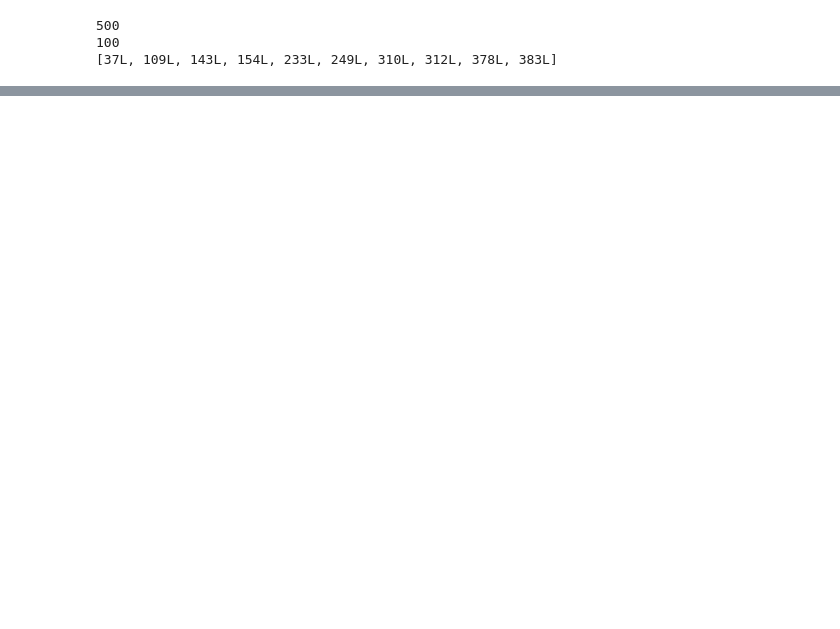
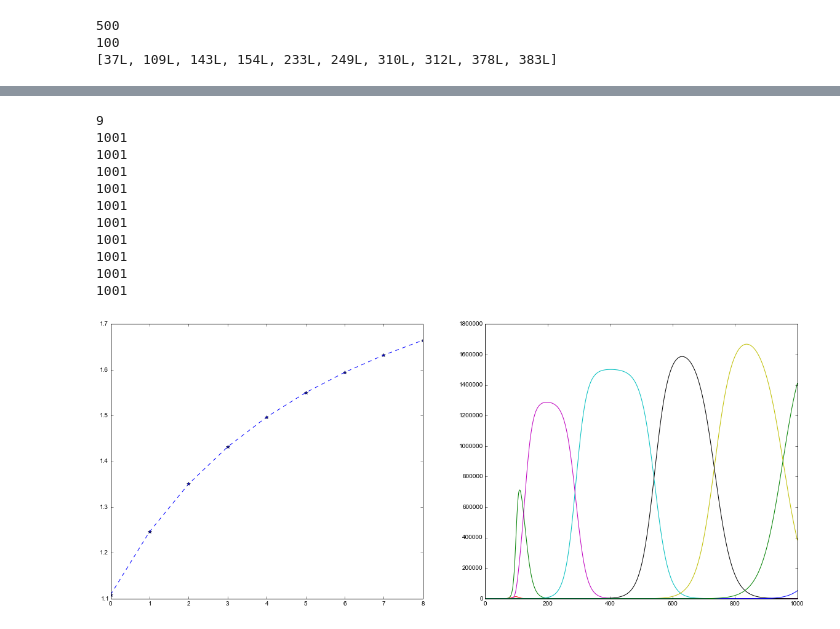
Before and after one commit to Host-pathogen-evol/Genome-Size-Evolution-Project, a Jupyter notebook: NBS/ModelFunctionsTest.ipynb, the cells around one changed output, grey strips where cells are left out. Saved outputs shown, nothing was run; the diff lists cells and outputs as text; code cells hidden in the pictures; blank space fills up the shorter version.

```diff
--- a/NBS/ModelFunctionsTest.ipynb
+++ b/NBS/ModelFunctionsTest.ipynb
@@ -411,11 +411,11 @@ for tngen in range(1000):
         ng1=nureact[0]
         ng2=nureact[1]
         ng3=nureact[2]
-        print ng1, ng2, ng3
+        #print ng1, ng2, ng3
         newgk=mda.genetrans.GENETRANS(ng2,int(ng3),Gr[ng1],ho,hlpt,lohill,rk)
         Wk=mda.getwksum.GETWKSUM(newgk,C3*len(h1))
         Fk=mth.exp(Wk)-1.0
-        if Fk >= Fmax:
+        if Fk > Fmax:
             sna="jmp"+str(jmp)+"gen"+str(cnt)
             Nr[sna]=1.0
             Fr[sna]=Fk
@@ -454,0 +455,52 @@ jmp0gen0 4 1.0
+# %%
+print len(Nr)
+SrtFr=[]
+#print Fr
+#print Nrloc
+
+#print Nrloc.keys()[0]
+Yr={}
+Yr=mda.sortptnf.SORTPTNF(Nrloc,0)
+
+
+#raw_input()
+import pylab as plt
+y1=Fr.values()
+y2=Nrloc['jmp0gen0']
+#y3=Nrloc['jmp0gen200']
+#y3=NGENS[0]
+fig, axes = plt.subplots(1, 2, figsize=(20, 8))
+
+for jn in range(len(Fr.keys())):
+    qn="jmp"+str(jmp)+"gen"+str(jn)
+    SrtFr.append(Fr[qn])
+    #print qn
+    #
+axes[0].plot(SrtFr,'--*')
+
+#axes[0].set_ylabel("frequency",fontsize=26)
+#axes[0].set_xlabel("Number of genes",fontsize=26)
+
+#Yr=mda.sortptnf.SORTPTNF(Pt,jmp):
+
+for i in Yr.keys():
+    axes[1].plot(Yr[i])
+#axes[1].plot(y3)
+
+
+#axes[1].set_ylabel("frequency",fontsize=26)
+#axes[1].set_xlabel("genome length(Mb)",fontsize=26)
+#axes[2].plot(y3)
+# %% [output]
+9
+1001
+1001
+1001
+1001
+1001
+1001
+1001
+1001
+1001
+1001
+[figure, added]
```
Also changed, not shown: parts of 13 cells of this notebook, 2 other files.
